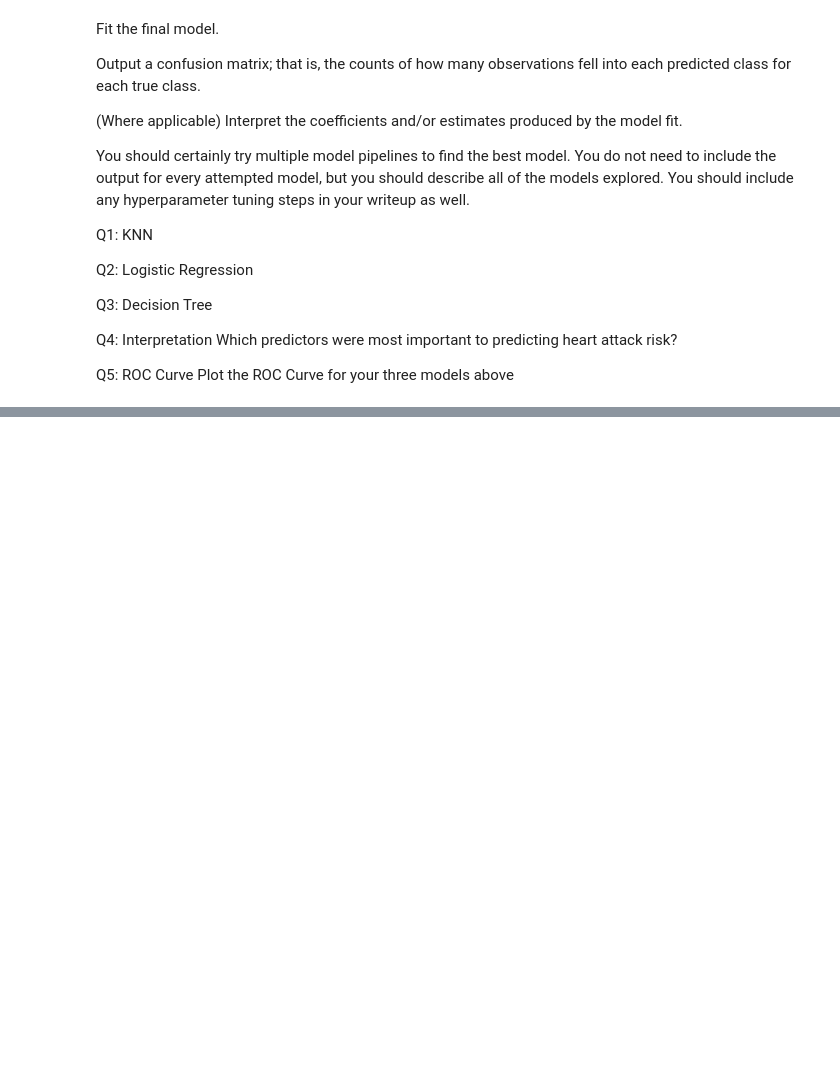
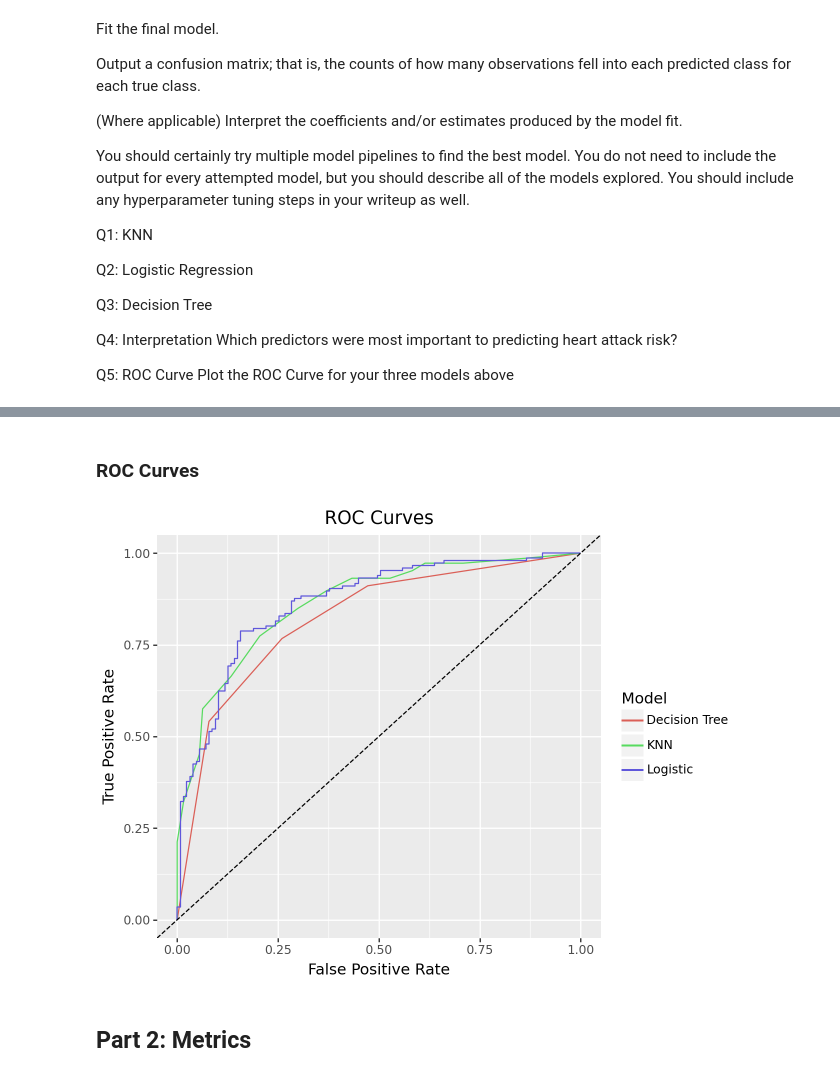
Before and after one commit to rtneely/GSB-544, a Jupyter notebook: Week-9/lab-7.ipynb, the cells around one changed output, grey strips where cells are left out. Saved outputs shown, nothing was run; the diff lists cells and outputs as text; code cells hidden in the pictures; blank space fills up the shorter version.

```diff
--- a/Week-9/lab-7.ipynb
+++ b/Week-9/lab-7.ipynb
@@ -151,0 +157,15 @@ AUC: 0.85397
+# %%
+tree_pipeline = Pipeline([
+    ('preprocessor', ct),
+    ('tree', DecisionTreeClassifier(random_state=10))
+])
+
+tree_params = {'tree__max_depth': range(1, 20), 'tree__min_samples_split': range(2, 10)}
+tree_gscv = GridSearchCV(tree_pipeline, tree_params, cv=5, scoring='roc_auc')
+tree_gscv.fit(X_train, y_train)
+
+print(f"Best Tree parameters: {tree_gscv.best_params_}")
+print(f"AUC: {tree_gscv.best_score_.round(5)}")
+
+y_pred_tree = tree_gscv.best_estimator_.predict(X_test)
+print(confusion_matrix(y_test, y_pred_tree))
@@ -151,0 +213,35 @@ AUC: 0.85397
+# %% [markdown]
+### ROC Curves
+# %%
+knn_prob = knn_gscv.best_estimator_.predict_proba(X)[:, 1]
+knn_fpr, knn_tpr, _ = roc_curve(y, knn_prob)
+knn_auc = roc_auc_score(y, knn_prob)
+
+logit_prob = logit_gscv.best_estimator_.predict_proba(X)[:, 1]
+logit_fpr, logit_tpr, _ = roc_curve(y, logit_prob)
+logit_auc = roc_auc_score(y, logit_prob)
+
+tree_prob = tree_gscv.best_estimator_.predict_proba(X)[:, 1]
+tree_fpr, tree_tpr, _ = roc_curve(y, tree_prob)
+tree_auc = roc_auc_score(y, tree_prob)
+
+
+curve_df = pd.DataFrame({
+    'False Positive': list(knn_fpr) + list(logit_fpr) + list(tree_fpr),
+    'True Positive': list(knn_tpr) + list(logit_tpr) + list(tree_tpr),
+    'Model': (
+        ['KNN'.format(knn_auc)] * len(knn_fpr) +
+        ['Logistic'.format(logit_auc)] * len(logit_fpr) +
+        ['Decision Tree'.format(tree_auc)] * len(tree_fpr)
+    )
+})
+
+(ggplot(curve_df, pt.aes(x='False Positive', y='True Positive', color='Model')) +
+geom_line() +
+geom_abline(linetype='dashed', color='black') +
+labs(title='ROC Curves', x='False Positive Rate', y='True Positive Rate')
+)
+# %% [output]
+[figure, added]
+# %% [markdown]
+## Part 2: Metrics
```
Also changed, not shown: parts of 31 cells of this notebook, 13 other files.
